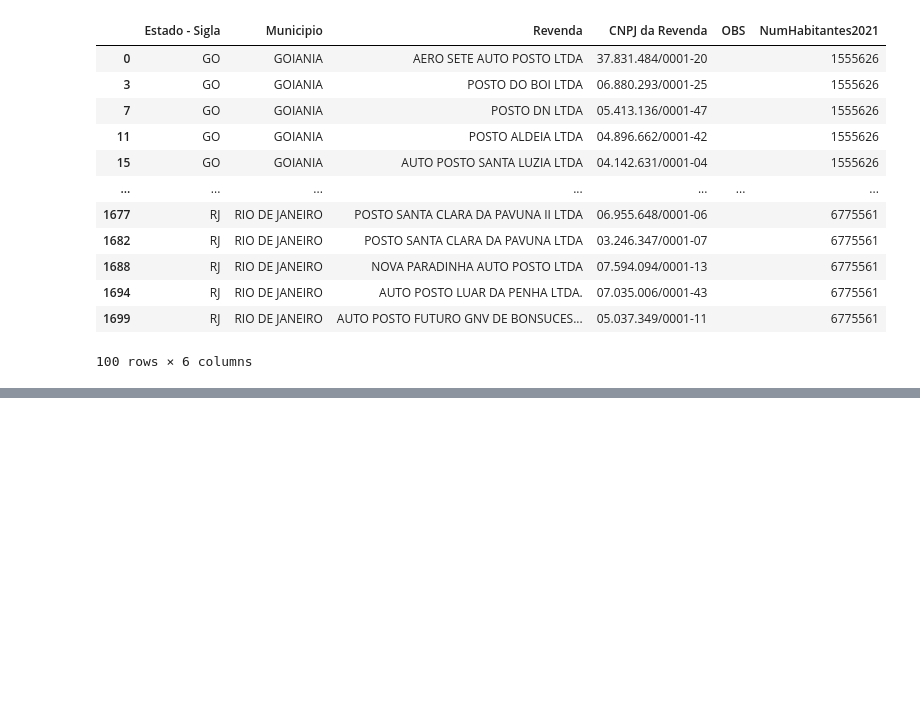
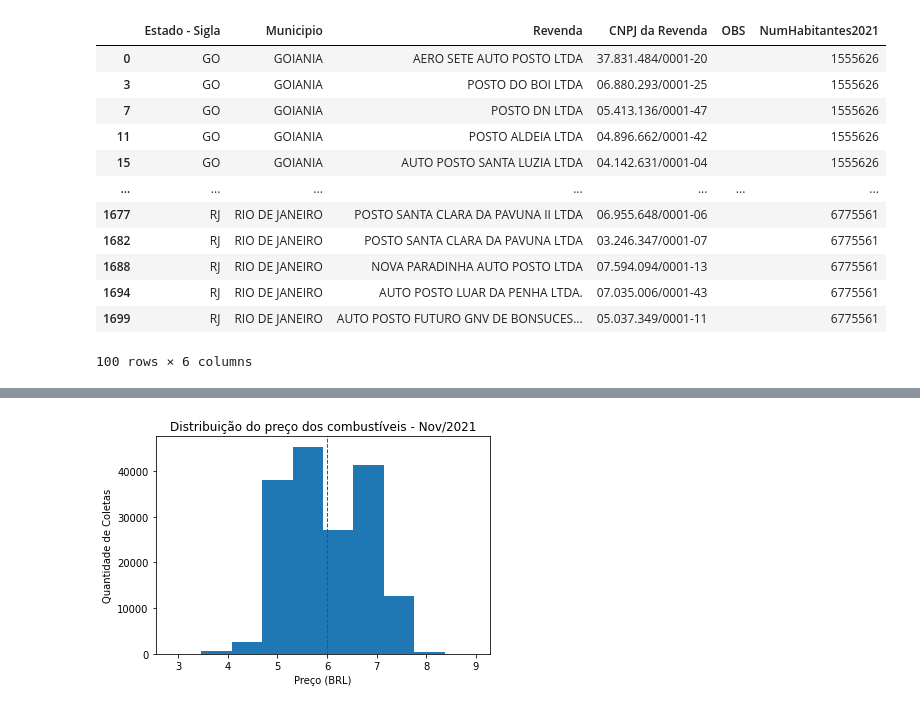
Before and after one commit to vellsant/extensao_analisededados, a Jupyter notebook: ExetensãoAnáliseDeDados_Exemplo2.ipynb, the cells around one changed output, grey strips where cells are left out. Drawn from its saved outputs; the diff is of its cells as text; code cells hidden in the pictures; blank space fills up the shorter version.

```diff
--- a/ExetensãoAnáliseDeDados_Exemplo2.ipynb
+++ b/ExetensãoAnáliseDeDados_Exemplo2.ipynb
@@ -307,0 +340,16 @@ None
+# %%
+#Gerando um Histograma do Valor de Venda
+plt.hist(combustiveis_df['Valor de Venda'])
+#Adciona título ao gráfico
+plt.title("Distribuição do preço dos combustíveis - Nov/2021")
+#Adiciona legenda aos eixos
+plt.xlabel("Preço (BRL)")
+plt.ylabel("Quantidade de Coletas")
+
+#Traça a linha com o preço médio
+plt.axvline(combustiveis_df['Valor de Venda'].mean(), color='red', linestyle="dashed", linewidth=1)
+
+#Exibe ("plota") o gráfico
+plt.show()
+# %% [output]
+[figure, added]
```
Also changed, not shown: parts of 9 cells of this notebook.
